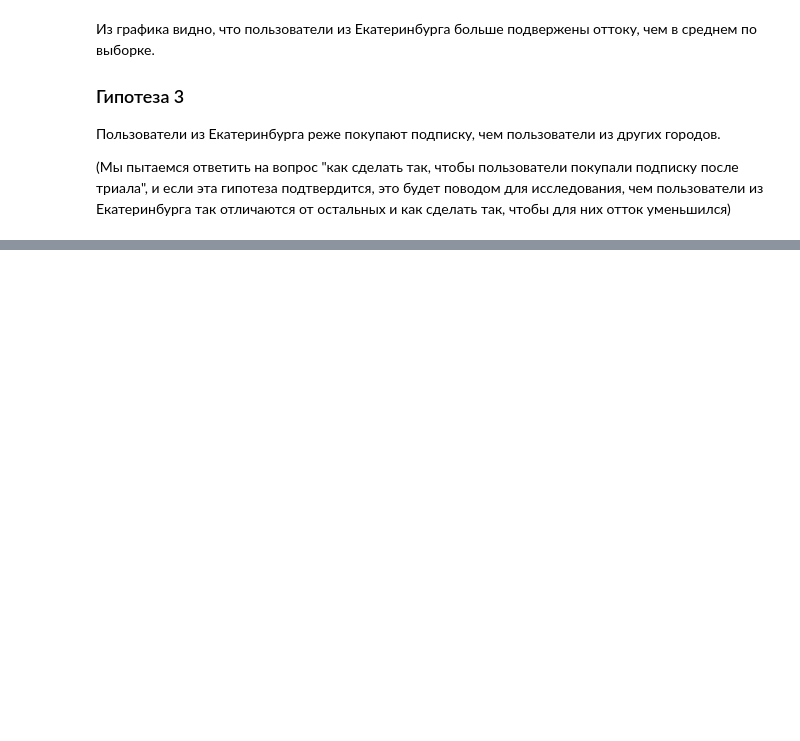
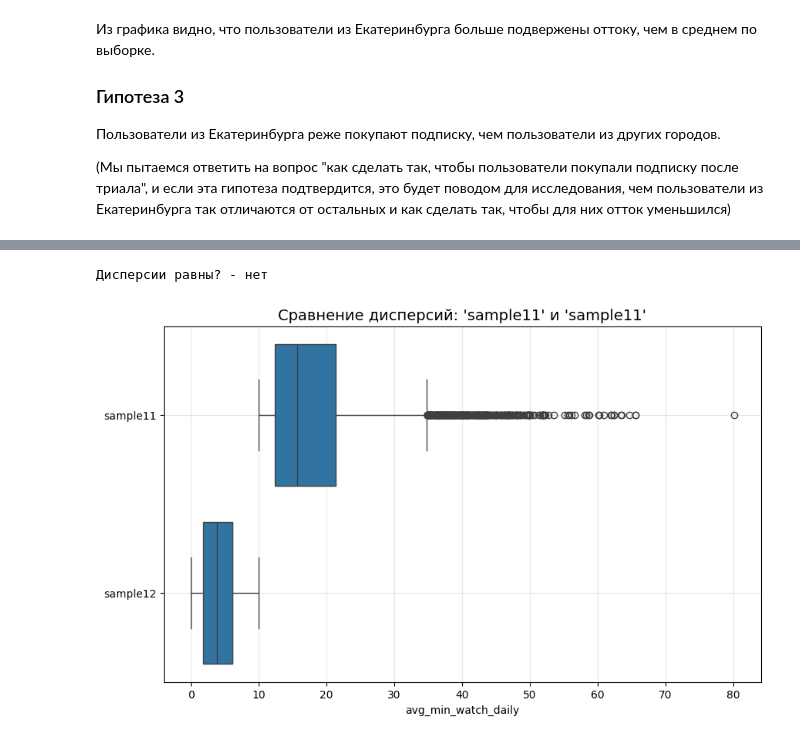
Before and after one commit to mariyakukhtinova-sys/dataton, a Jupyter notebook: dataton_EDA.ipynb, the cells around one changed output, grey strips where cells are left out. Saved outputs shown, nothing was run; the diff lists cells and outputs as text; code cells hidden in the pictures; blank space fills up the shorter version.

```diff
--- a/dataton_EDA.ipynb
+++ b/dataton_EDA.ipynb
@@ -313,0 +460,35 @@ plt.show()
+# %%
+# Проверка дисперсий выборок на равенство
+# H0: дисперсии выборок равны
+# H1: дисперсии выборок НЕравны
+
+
+result = sts.levene(
+    sample11["avg_min_watch_daily"],
+    sample12["avg_min_watch_daily"],
+)
+
+check_hypothesis(
+    answ="Дисперсии равны? - ",
+    pvalue=result.pvalue,
+    alpha=(1 - 0.95),
+)
+
+data = pd.DataFrame({
+    "group": ["sample11"] * len(sample11) + ["sample12"] * len(sample12),
+    "samples": pd.concat([
+        sample11["avg_min_watch_daily"],
+        sample12["avg_min_watch_daily"],
+    ]),
+})
+
+plt.figure(figsize=(10, 6))
+sns.boxplot(x="samples", y="group", data=data)
+plt.title(f"Сравнение дисперсий: 'sample11' и 'sample11'", fontsize=14)
+plt.xlabel("avg_min_watch_daily")
+plt.ylabel("")
+plt.grid(True, alpha=0.3)
+plt.show()
+# %% [output]
+Дисперсии равны? - нет
+[figure, added]
```
Also changed, not shown: parts of 27 cells of this notebook, 4 other files.
